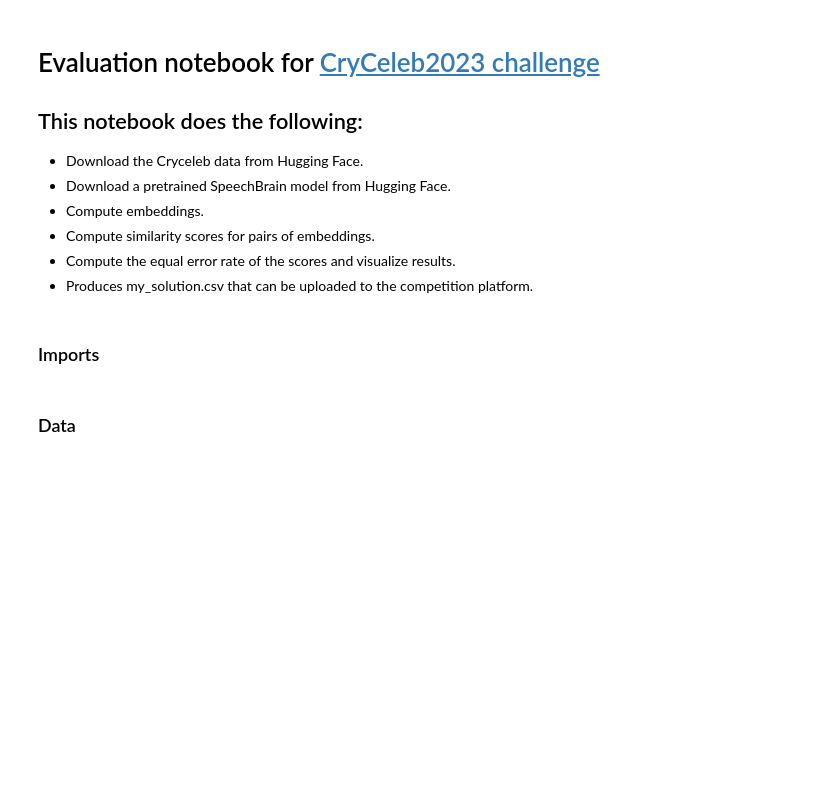
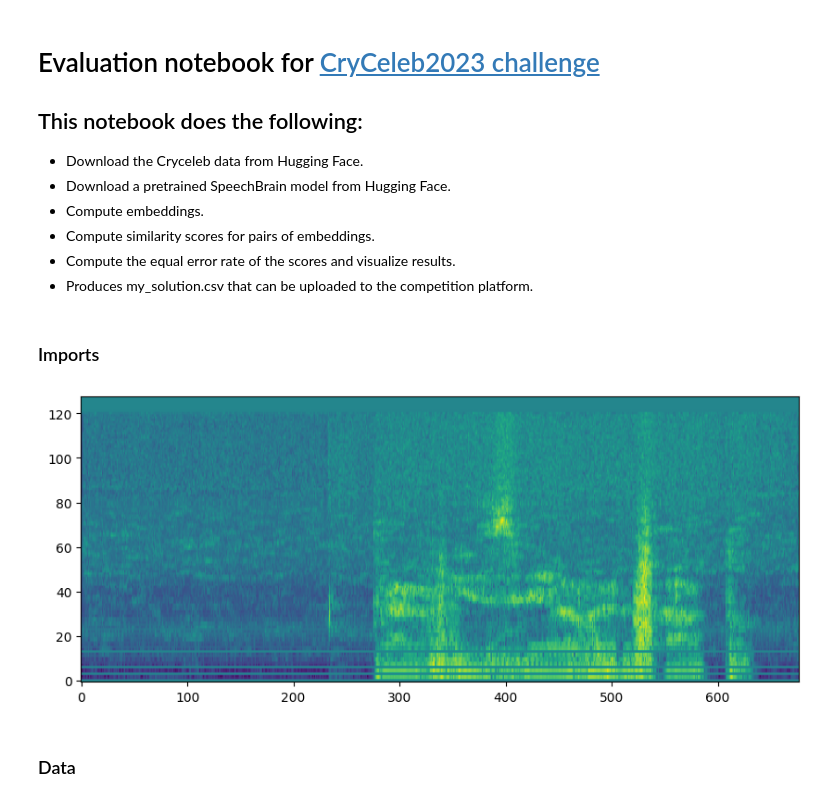
Before and after one commit to Cross-Caps/CryCeleb23, a Jupyter notebook: evaluate.ipynb, the cells around one changed output. Cells and saved outputs as stored; diff of their text form; code cells hidden in the pictures; blank space fills up the shorter version.

```diff
--- a/evaluate.ipynb
+++ b/evaluate.ipynb
@@ -35,6 +35,22 @@ from tqdm.notebook import tqdm
 from crybrain import download_data
 
 dataset_path = "data"
+# %%
+import torchaudio
+
+signal, sr = torchaudio.load('/home/siddhant2021565/DATASET/emotions/raw/wav/23555.wav')
+mel_specgram = torchaudio.transforms.MelSpectrogram()(signal)
+mel_specgram = mel_specgram.squeeze(0).numpy()
+mel_specgram = np.log(mel_specgram+1e-5)
+
+mel_specgram -= np.mean(mel_specgram, axis = 1).reshape(-1, 1)
+plt.figure(figsize=(10, 4))
+plt.imshow(mel_specgram, cmap = 'viridis', aspect = 'auto', origin = 'lower')
+plt.show()
+
+#display the mel spectrogram
+# %% [output]
+[figure, added]
 # %% [markdown]
 ### Data
 # %%
```
Also changed, not shown: parts of 7 cells of this notebook, 6 other files.
